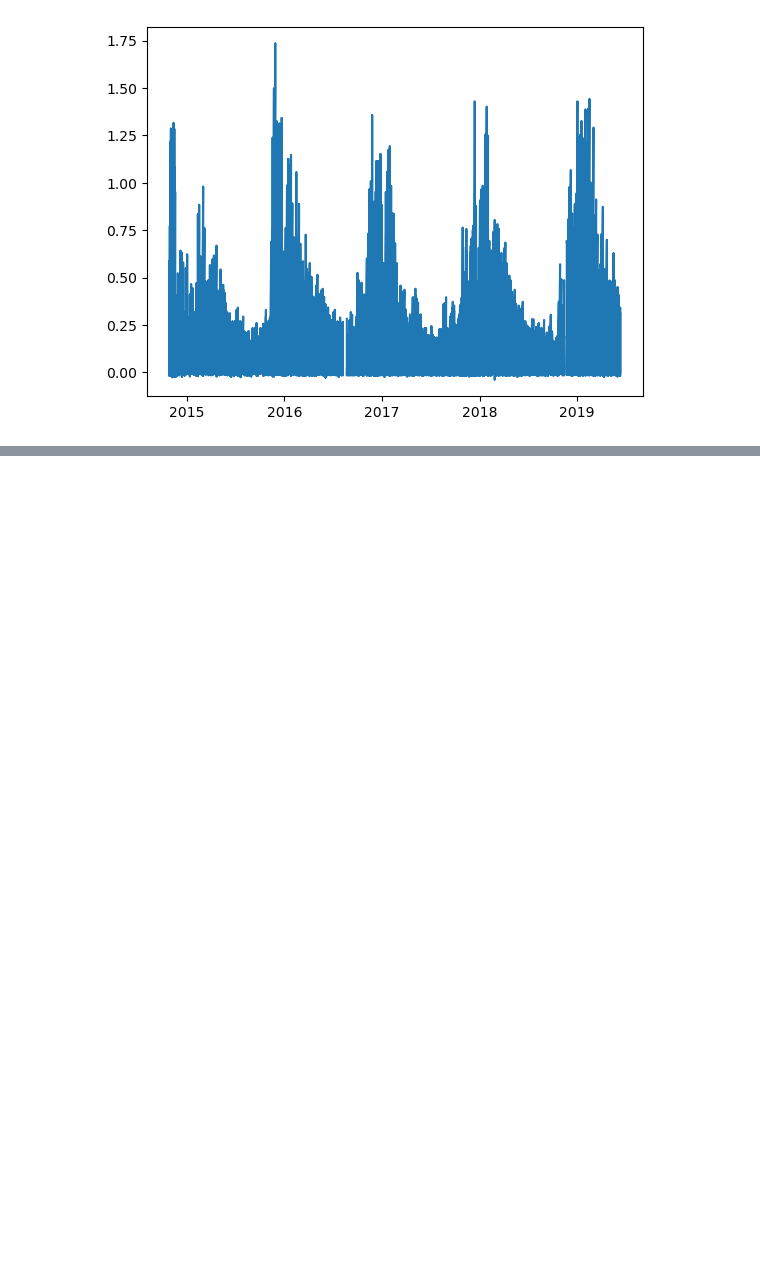
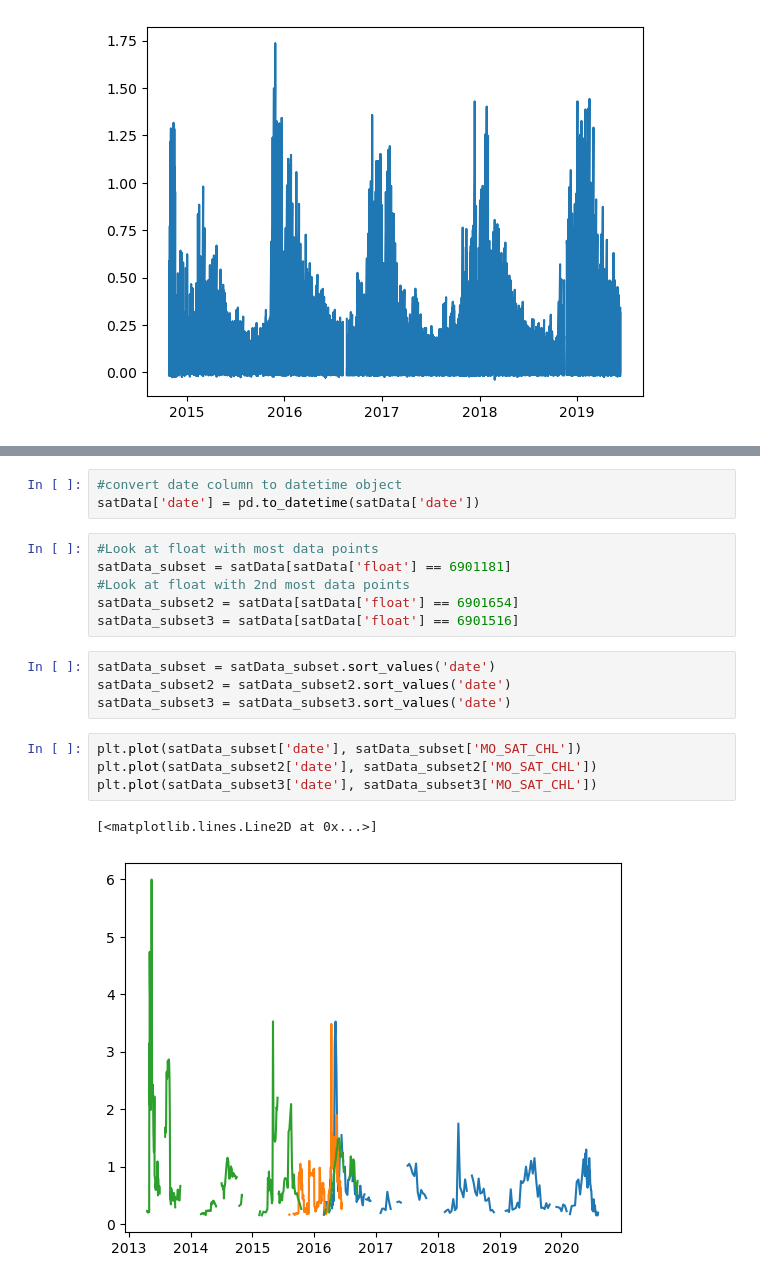
Before and after one commit to gnyirjesy/ocean-depth-characterization, a Jupyter notebook: EDA/eda_gn.ipynb, the cells around one changed output, grey strips where cells are left out. Saved outputs shown, nothing was run; the diff lists cells and outputs as text; blank space fills up the shorter version.

```diff
--- a/EDA/eda_gn.ipynb
+++ b/EDA/eda_gn.ipynb
@@ -163,0 +237,20 @@ plt.plot(profile_subset['date'],profile_subset['CHLA'])
+# %%
+#convert date column to datetime object
+satData['date'] = pd.to_datetime(satData['date'])
+# %%
+#Look at float with most data points
+satData_subset = satData[satData['float'] == 6901181]
+#Look at float with 2nd most data points
+satData_subset2 = satData[satData['float'] == 6901654]
+satData_subset3 = satData[satData['float'] == 6901516]
+# %%
+satData_subset = satData_subset.sort_values('date')
+satData_subset2 = satData_subset2.sort_values('date')
+satData_subset3 = satData_subset3.sort_values('date')
+# %%
+plt.plot(satData_subset['date'], satData_subset['MO_SAT_CHL'])
+plt.plot(satData_subset2['date'], satData_subset2['MO_SAT_CHL'])
+plt.plot(satData_subset3['date'], satData_subset3['MO_SAT_CHL'])
+# %% [output]
+[<matplotlib.lines.Line2D at 0x...>]
+[figure, added]
```
Also changed, not shown: parts of 18 cells of this notebook.
